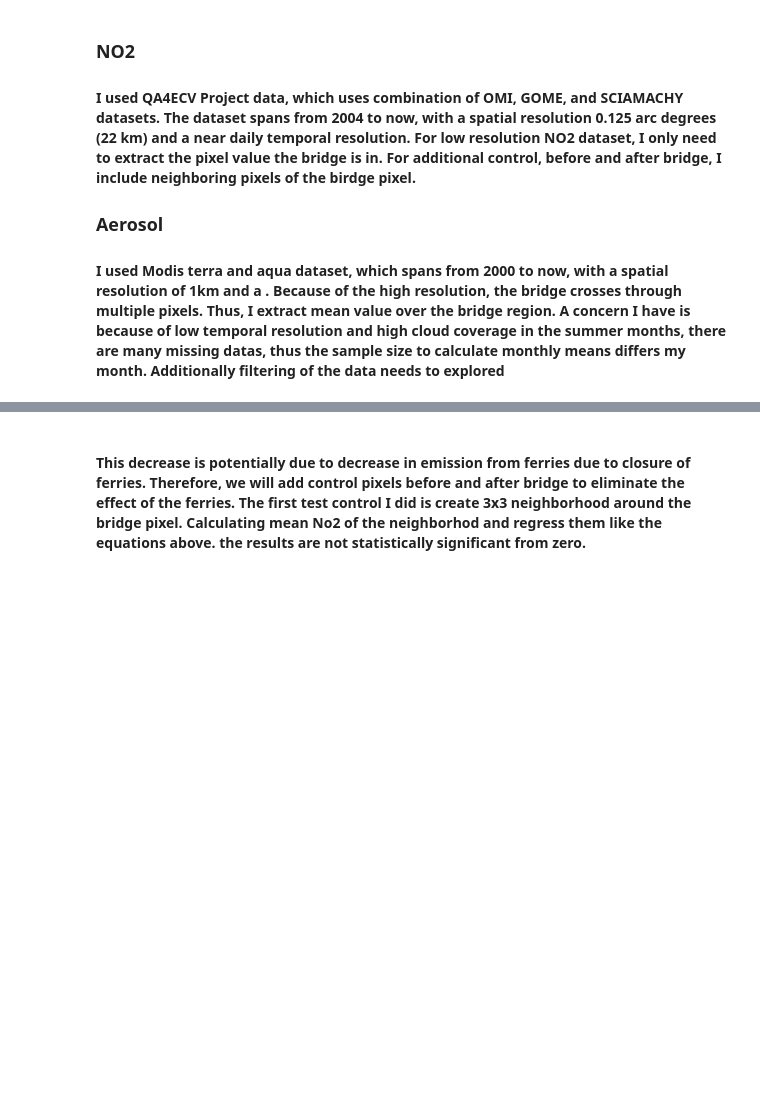
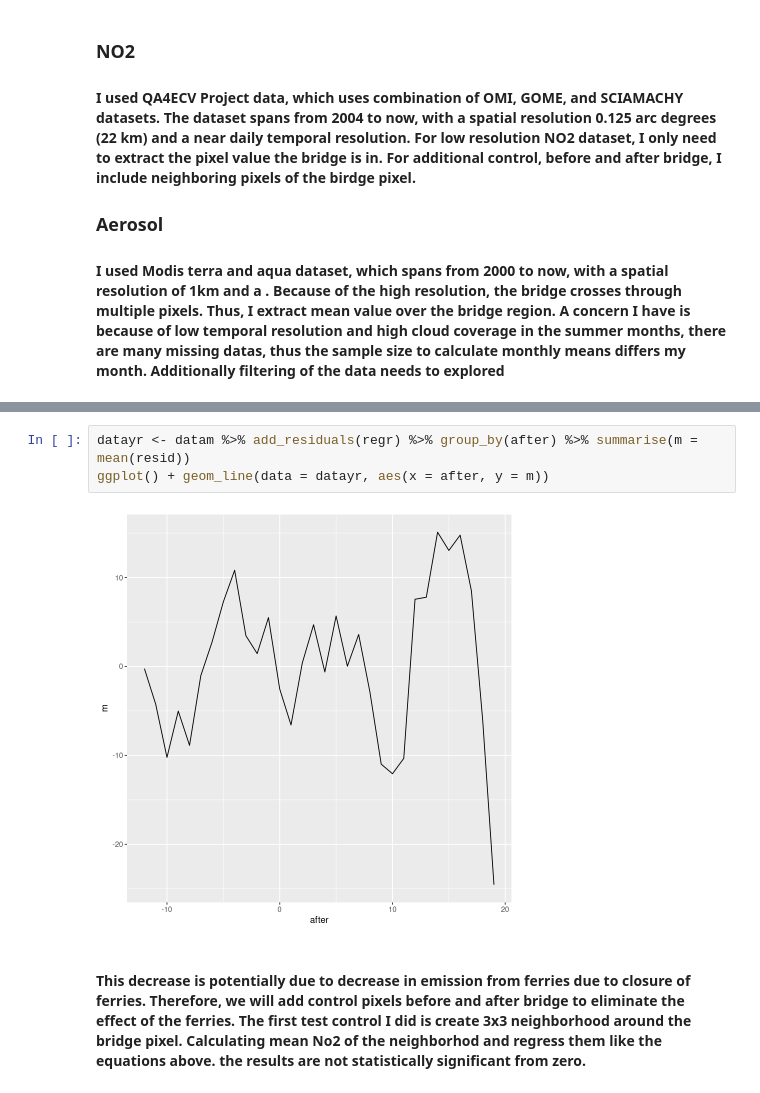
Before and after one commit to dwrh/Thesis_SBui, a Jupyter notebook: Fall2020Thesis.ipynb, the cells around one changed output, grey strips where cells are left out. Cells and saved outputs as stored; diff of their text form; blank space fills up the shorter version.

```diff
--- a/Fall2020Thesis.ipynb
+++ b/Fall2020Thesis.ipynb
@@ -61,3 +146,8 @@ Note:                         *p<0.1; **p<0.05; ***p<0.01
+# %%
+datayr <- datam %>% add_residuals(regr) %>% group_by(after) %>% summarise(m = mean(resid))
+ggplot() + geom_line(data = datayr, aes(x = after, y = m))
+# %% [output]
+[figure, added]
 # %% [markdown]
 #### This decrease is potentially due to decrease in emission from ferries due to closure of ferries. Therefore, we will add control pixels before and after bridge to eliminate the effect of the ferries. The first test control I did is create 3x3 neighborhood around the bridge pixel. Calculating mean No2 of the neighborhod and regress them like the equations above. the results are not statistically significant from zero.
 # %%
```
Also changed, not shown: parts of 17 cells of this notebook.
